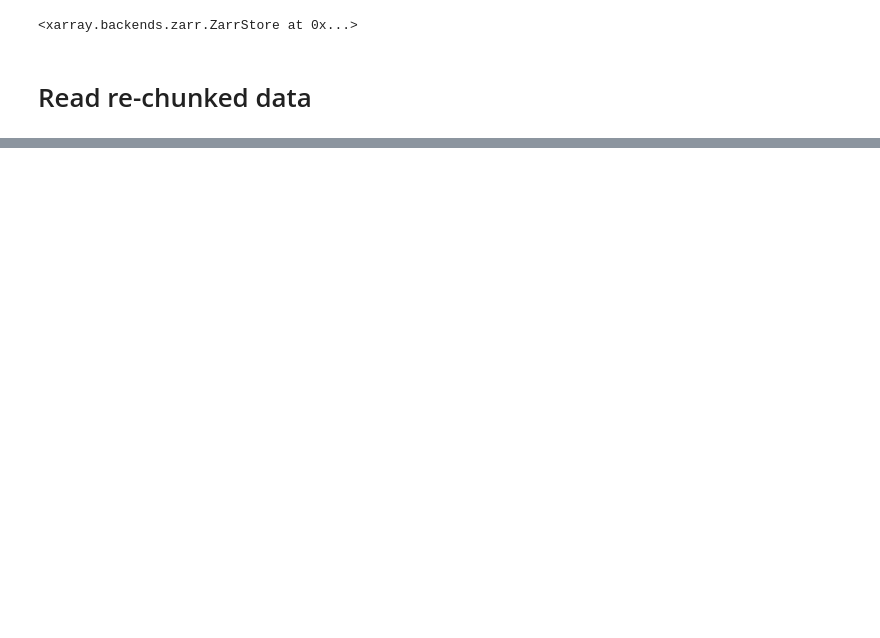
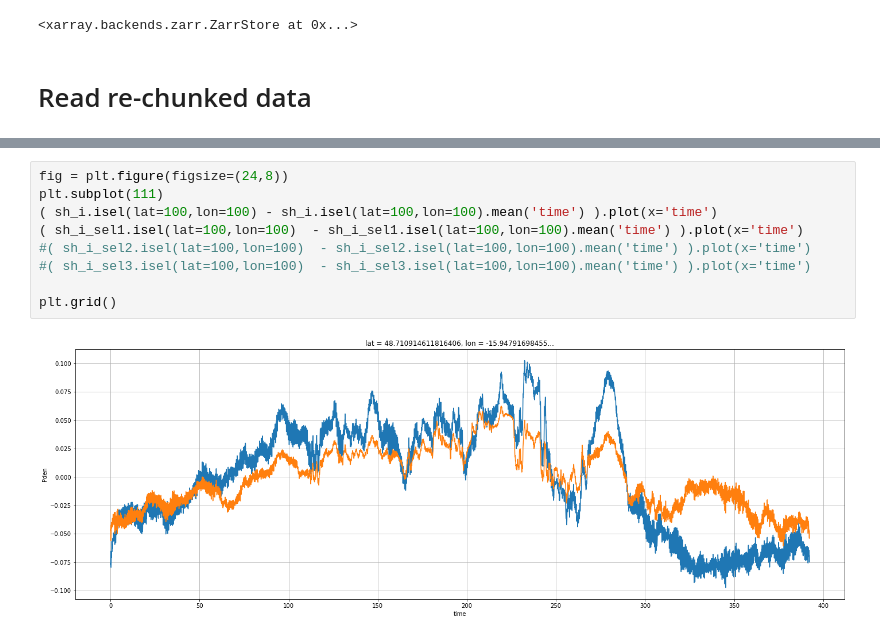
Before and after one commit to xy6g13/OSMOSIS_moorings, a Jupyter notebook: KE_LLC4320/Data_read_store/Rechunk_only_depth/restore_data_Pden.ipynb, the cells around one changed output, grey strips where cells are left out. Saved outputs shown, nothing was run; the diff lists cells and outputs as text; blank space fills up the shorter version.

```diff
--- a/KE_LLC4320/Data_read_store/Rechunk_only_depth/restore_data_Pden.ipynb
+++ b/KE_LLC4320/Data_read_store/Rechunk_only_depth/restore_data_Pden.ipynb
@@ -224,0 +501,11 @@ ds_mean.plot()
+# %%
+fig = plt.figure(figsize=(24,8))
+plt.subplot(111)
+( sh_i.isel(lat=100,lon=100) - sh_i.isel(lat=100,lon=100).mean('time') ).plot(x='time')
+( sh_i_sel1.isel(lat=100,lon=100)  - sh_i_sel1.isel(lat=100,lon=100).mean('time') ).plot(x='time')
+#( sh_i_sel2.isel(lat=100,lon=100)  - sh_i_sel2.isel(lat=100,lon=100).mean('time') ).plot(x='time')
+#( sh_i_sel3.isel(lat=100,lon=100)  - sh_i_sel3.isel(lat=100,lon=100).mean('time') ).plot(x='time')
+
+plt.grid()
+# %% [output]
+[figure, added]
```
Also changed, not shown: parts of 38 cells of this notebook, 31 other files.
